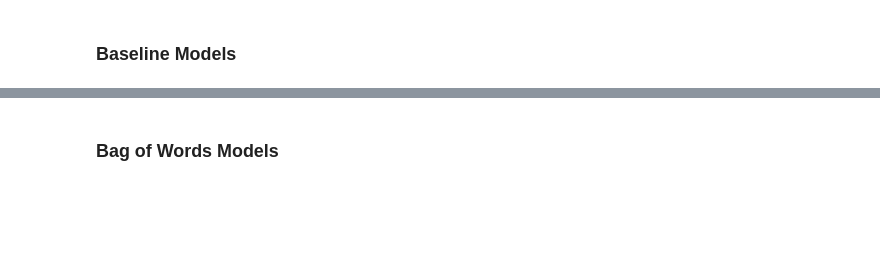
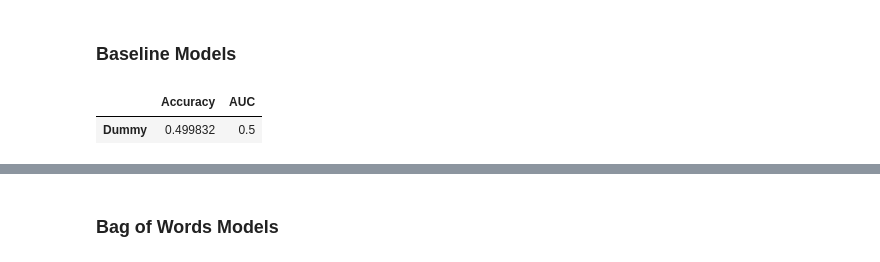
Before and after one commit to rlodetti/airline_sentiment_analysis, a Jupyter notebook: Airline Review Sentiment Analysis.ipynb, the cells around one changed output, grey strips where cells are left out. Drawn from its saved outputs; the diff is of its cells as text; code cells hidden in the pictures; blank space fills up the shorter version.

Commit message:
finished scoring and saving models notebook

```diff
--- a/Airline Review Sentiment Analysis.ipynb
+++ b/Airline Review Sentiment Analysis.ipynb
@@ -222,9 +233,8 @@ To enable the following instructions: SSE4.1 SSE4.2 AVX AVX2 AVX512F AVX512_VNNI
 # %%
-df = pd.read_csv('../data/Airline_review.csv')[['Review_Title', 'Review', 'Recommended']]
+df = pd.read_csv('data/Airline_review.csv')[['Review_Title', 'Review', 'Recommended']]
 X = df['Review_Title'] + ' ' + df['Review']
 y = df['Recommended'].map({'yes': 1, 'no': 0})
-X_train, X_temp, y_train, y_temp = train_test_split(X, y, test_size=0.1, stratify=y, random_state=42)
-X_val, X_test, y_val, y_test = train_test_split(X_temp, y_temp, test_size=0.5, stratify=y_temp, random_state=42)
+X_train, X_test, y_train, y_test = train_test_split(X, y, test_size=0.1, stratify=y, random_state=42)
 # %% [markdown]
 ### Bag of Words Prep
 # %%
@@ -318,7 +330,33 @@ CALLBACKS = [EarlyStopping(monitor='val_loss',
 # %%
+# Dummy Model
 dummy_model = DummyClassifier(strategy='uniform', random_state=42)
 
-code.bag_of_words_CV('Dummy', dummy_model, bow_pipe, X_train_bow, y_train, cv=skf)
+def bag_of_words_CV(model_name, model, pipe, X_train, y_train, cv):
+    model_pipeline = Pipeline(
+        steps=pipe.steps + [
+            (model_name, model)
+        ]
+    )
+    cv_results = cross_validate(model_pipeline,
+                            X_train,
+                            y_train,
+                            cv=cv,
+                            scoring=['accuracy', 'roc_auc'],
+                            return_train_score=False)
+
+    model_pipeline.fit(X_train, y_train)
+
+    dump(model_pipeline,'data/' + model_name + '_pipeline.joblib')
+
+    accuracy = cv_results['test_accuracy'].mean()
+    auc = cv_results['test_roc_auc'].mean()
+    df = pd.DataFrame([[accuracy,auc]],columns=['Accuracy','AUC'], index=[model_name])
+    return df
+
+bag_of_words_CV('Dummy', dummy_model, bow_pipe, X_train_bow, y_train, cv=skf)
+# %% [output]
+|  | Accuracy | AUC |
+| Dummy | 0.499832 | 0.5 |
 # %%
 baseline_model = LogisticRegression(max_iter=1000)
 
```
Also changed, not shown: parts of 41 cells of this notebook, 1 other file.
